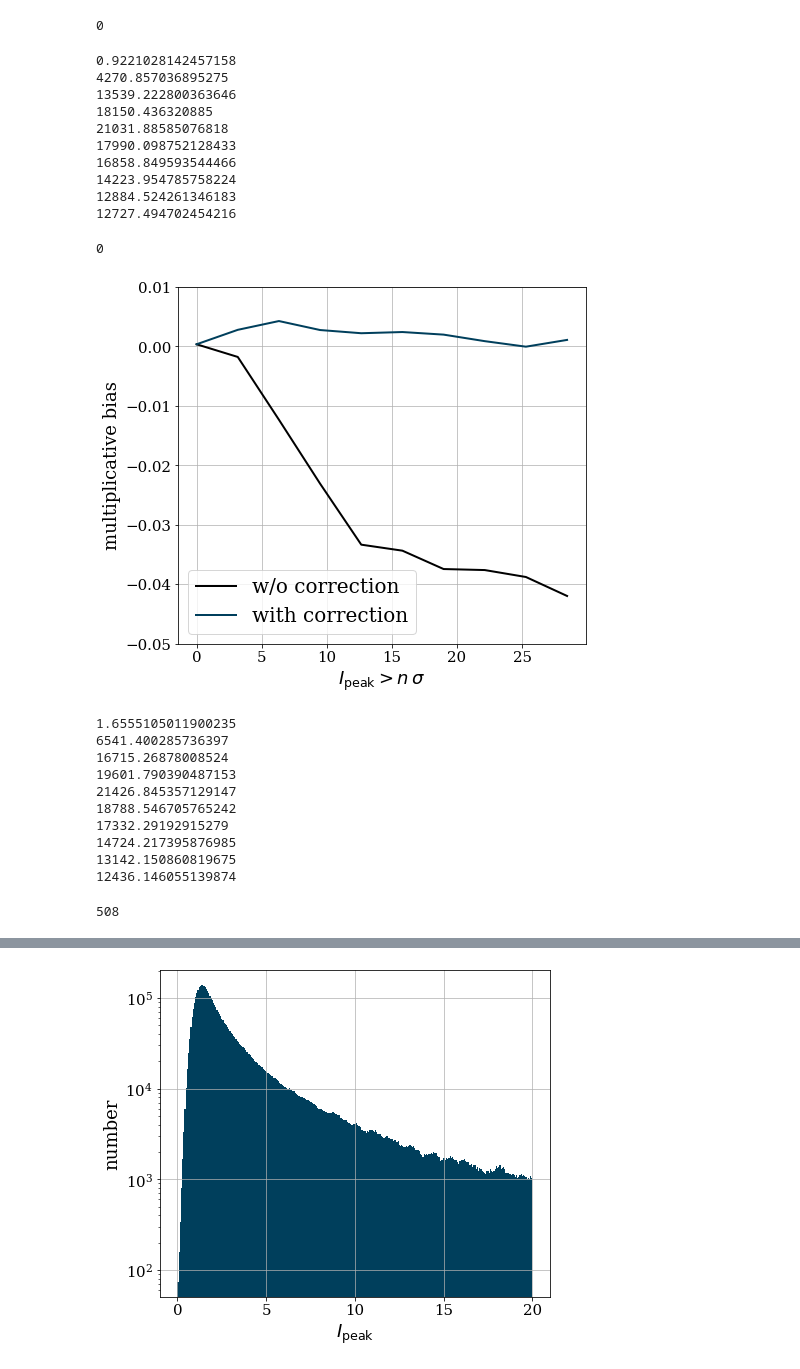
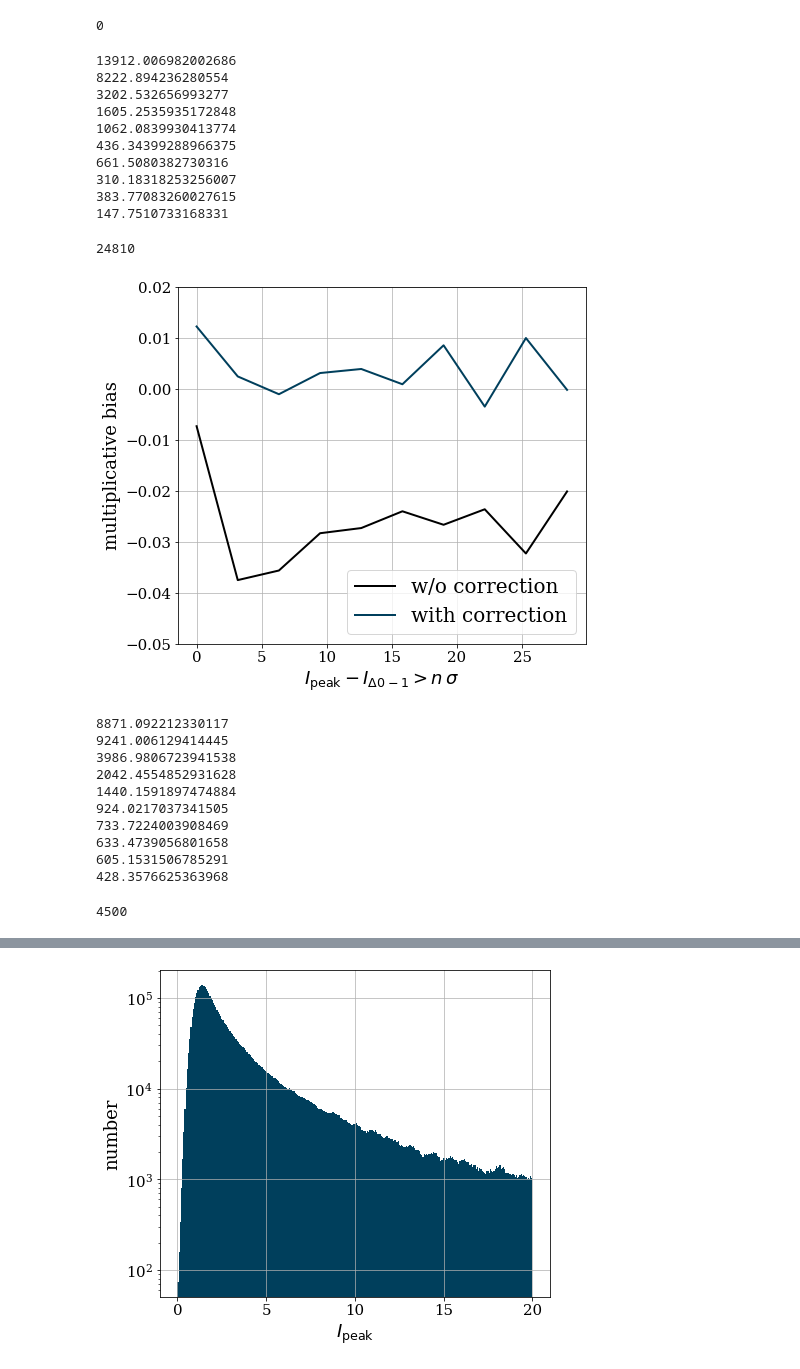
Before and after one commit to mr-superonion/FPFS_notebooks, a Jupyter notebook: ipynb/4_sheartest_noisy/1_shearEst_noisy_knownRef.ipynb, the cells around one changed output, grey strips where cells are left out. Cells and saved outputs as stored; diff of their text form; code cells hidden in the pictures.

```diff
--- a/ipynb/4_sheartest_noisy/1_shearEst_noisy_knownRef.ipynb
+++ b/ipynb/4_sheartest_noisy/1_shearEst_noisy_knownRef.ipynb
@@ -60,7 +60,7 @@ dcc=0.01
 x=[]
 y1=[]
 y2=[]
-tt=(2,2)
+tt=(2,1)
 pn='v%d%d' %tt
 
 if tt != (2,2):
@@ -92,38 +92,38 @@ for i in range(0,10):
     del ellM1,detM1,ellM2,detM2
 gc.collect()
 # %% [output]
-0.9221028142457158
-4270.857036895275
-13539.222800363646
-18150.436320885
-21031.88585076818
-17990.098752128433
-16858.849593544466
-14223.954785758224
-12884.524261346183
-12727.494702454216
+13912.006982002686
+8222.894236280554
+3202.532656993277
+1605.2535935172848
+1062.0839930413774
+436.34399288966375
+661.5080382730316
+310.18318253256007
+383.77083260027615
+147.7510733168331
-0
+24810
 # %%
 plt.close()
 fig,axes=pltutil.make_figure_axes(1,1)
 ax=axes[0]
 ax.plot(np.array(x),np.array(y1),label='w/o correction',color=pltutil.colors[0])
 ax.plot(np.array(x),np.array(y2),label='with correction',color=pltutil.colors[1])
 ax.set_xlabel(xlabel+r'$>n\,\sigma$')
 ax.set_ylabel('multiplicative bias')
-ax.set_ylim(-0.05,0.01)
+ax.set_ylim(-0.05,0.02)
 ax.grid()
 ax.legend()
 plt.tight_layout()
 #fig.savefig('../../html/noisy_knownRef_%s.png' %pn)
 # %% [output]
-[figure, old version]
+[figure, new version]
 # %%
 dcc=0.02
 x=[]
 y1=[]
 y2=[]
-tt=(2,2)
+tt=(2,1)
 pn='v%d%d' %tt
 
 if tt != (2,2):
@@ -136,17 +136,17 @@ for i in range(0,10):
     msk1 = (outD1['pdet_%s' %pn]>cut)
     ellM1= outEU1[msk1]
     detM1= outD1[msk1]
-    a=(ellM1['fpfs_e1']*detM1['pdet_v22r1']+ellM1['fpfs_e2']*detM1['pdet_v22r2'])/2.
-    aa1={'fpfs_e1v22r1':a,
-         'fpfs_e2v22r2':a}
+    a=(ellM1['fpfs_e1']*detM1['pdet_v%d%dr1' %tt]+ellM1['fpfs_e2']*detM1['pdet_v%d%dr2' %tt])/2.
+    aa1={'fpfs_e1v%d%dr1' %tt:a,
+         'fpfs_e2v%d%dr2' %tt:a}
     del msk1
     msk2 = (outD2['pdet_%s' %pn]>cut)
     ellM2= outEU2[msk2]
     detM2= outD2[msk2]
     del a
-    a=(ellM2['fpfs_e1']*detM2['pdet_v22r1']+ellM2['fpfs_e2']*detM2['pdet_v22r2'])/2.
-    aa2={'fpfs_e1v22r1':a,
-         'fpfs_e2v22r2':a}
+    a=(ellM2['fpfs_e1']*detM2['pdet_v%d%dr1' %tt]+ellM2['fpfs_e2']*detM2['pdet_v%d%dr2' %tt])/2.
+    aa2={'fpfs_e1v%d%dr1' %tt:a,
+         'fpfs_e2v%d%dr2' %tt:a}
     del msk2
     cor1 = get_detbias(detM1,aa1,cut,dcc,ind=tt)[0]
     print(cor1)
@@ -160,17 +160,17 @@ for i in range(0,10):
     del ellM1,detM1,ellM2,detM2,aa1,aa2
 gc.collect()
 # %% [output]
-1.6555105011900235
-6541.400285736397
-16715.26878008524
-19601.790390487153
-21426.845357129147
-18788.546705765242
-17332.29192915279
-14724.217395876985
-13142.150860819675
-12436.146055139874
+8871.092212330117
+9241.006129414445
+3986.9806723941538
+2042.4554852931628
+1440.1591897474884
+924.0217037341505
+733.7224003908469
+633.4739056801658
+605.1531506785291
+428.3576625363968
-508
+4500
 # %%
 plt.close()
 fig,axes=pltutil.make_figure_axes(1,1)
```
Also changed, not shown: parts of 1 cell of this notebook.
